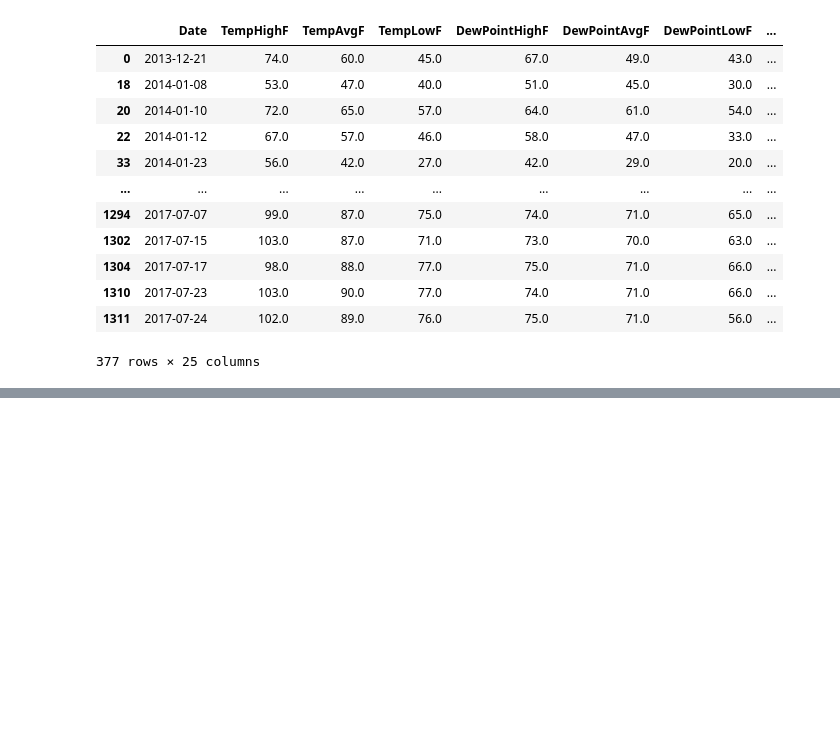
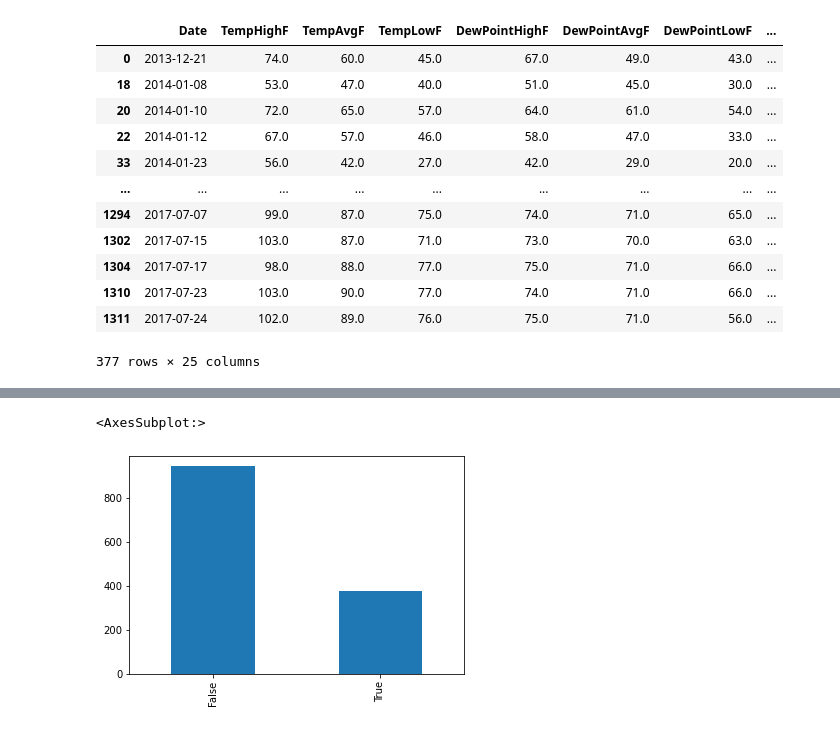
Before and after one commit to IvanciniGT/pythonTrainingDA2, a Jupyter notebook: 10-PandasPractice2.ipynb, the cells around one changed output, grey strips where cells are left out. Saved outputs shown, nothing was run; the diff lists cells and outputs as text; code cells hidden in the pictures; blank space fills up the shorter version.

```diff
--- a/10-PandasPractice2.ipynb
+++ b/10-PandasPractice2.ipynb
@@ -159,0 +163,5 @@ weather[weather['Rain']]
+# %%
+weather['Rain'].value_counts().plot.bar()
+# %% [output]
+<AxesSubplot:>
+[figure, added]
```
Also changed, not shown: parts of 7 cells of this notebook, 3 other files.
